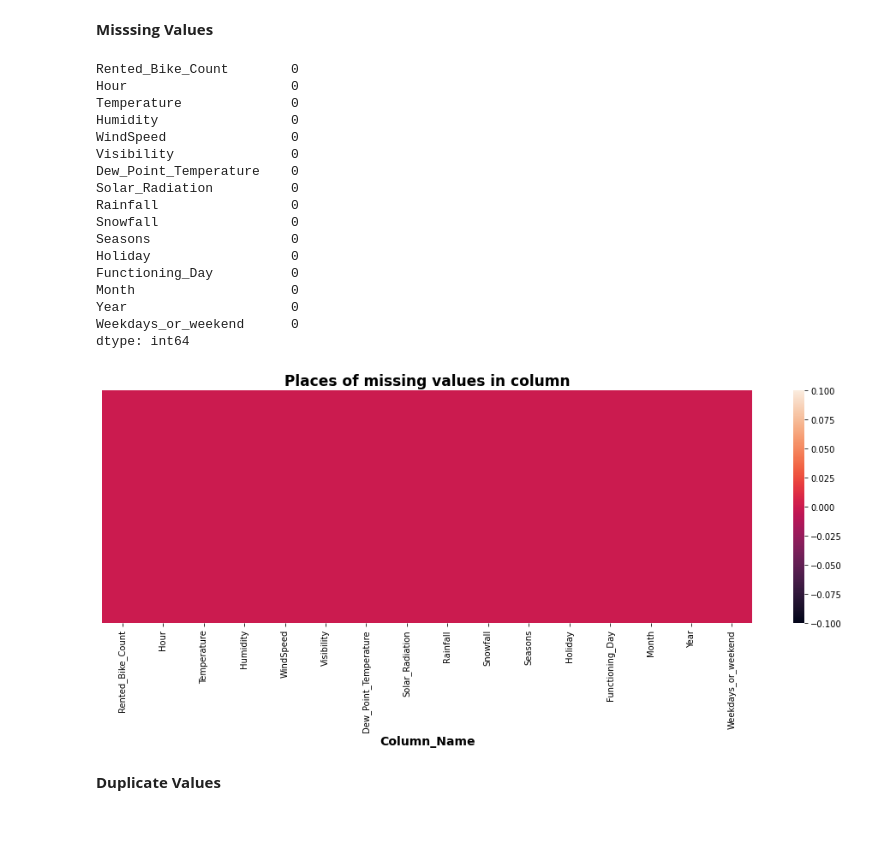
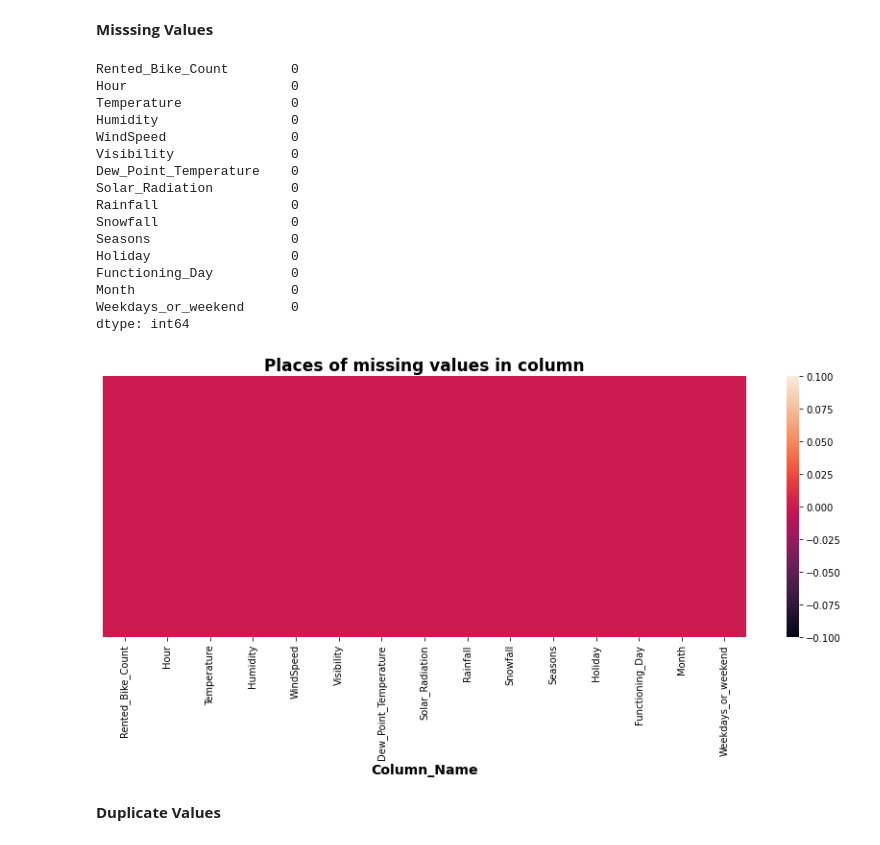
Before and after one commit to Anupa-123/Bike-sharing-demand-prediction, a Jupyter notebook: Bike_Sharing_Demand_Prediction_Capstone_Project.ipynb, the cells around one changed output. Cells and saved outputs as stored; diff of their text form; code cells hidden in the pictures.

```diff
--- a/Bike_Sharing_Demand_Prediction_Capstone_Project.ipynb
+++ b/Bike_Sharing_Demand_Prediction_Capstone_Project.ipynb
@@ -154,7 +134,6 @@ df['Month']=df['Date'].dt.month
 # dt.month will give month numbers as 1,2,3,...12
 
 df['Day']=df['Date'].dt.day_name()
-df['Year']=df['Date'].dt.year
 # %%
 #  Creating new column and Encoding with 1 if its weekend and 0 if its Weekdays.
 df['Weekdays_or_weekend']=df['Day'].apply(lambda x: 1 if x=='Saturday' or x=='Sunday' else 0)
@@ -277,18 +308,17 @@ Seasons                  0
 Holiday                  0
 Functioning_Day          0
 Month                    0
-Year                     0
 Weekdays_or_weekend      0
 dtype: int64
 # %%
-# No missin Values in our dataset
-plt.figure(figsize=(17, 5))
+# No missing Values in our dataset
+plt.figure(figsize=(15, 5))
 sns.heatmap(df.isnull(), cbar=True, yticklabels=False)
 plt.xlabel("Column_Name", size=14, weight="bold")
 plt.title("Places of missing values in column",fontweight="bold",size=17)
 plt.show()
 # %% [output]
-[figure, old version]
+[figure, new version]
 # %% [markdown]
 **Duplicate Values**
 # %%
```
Also changed, not shown: parts of 37 cells of this notebook.
